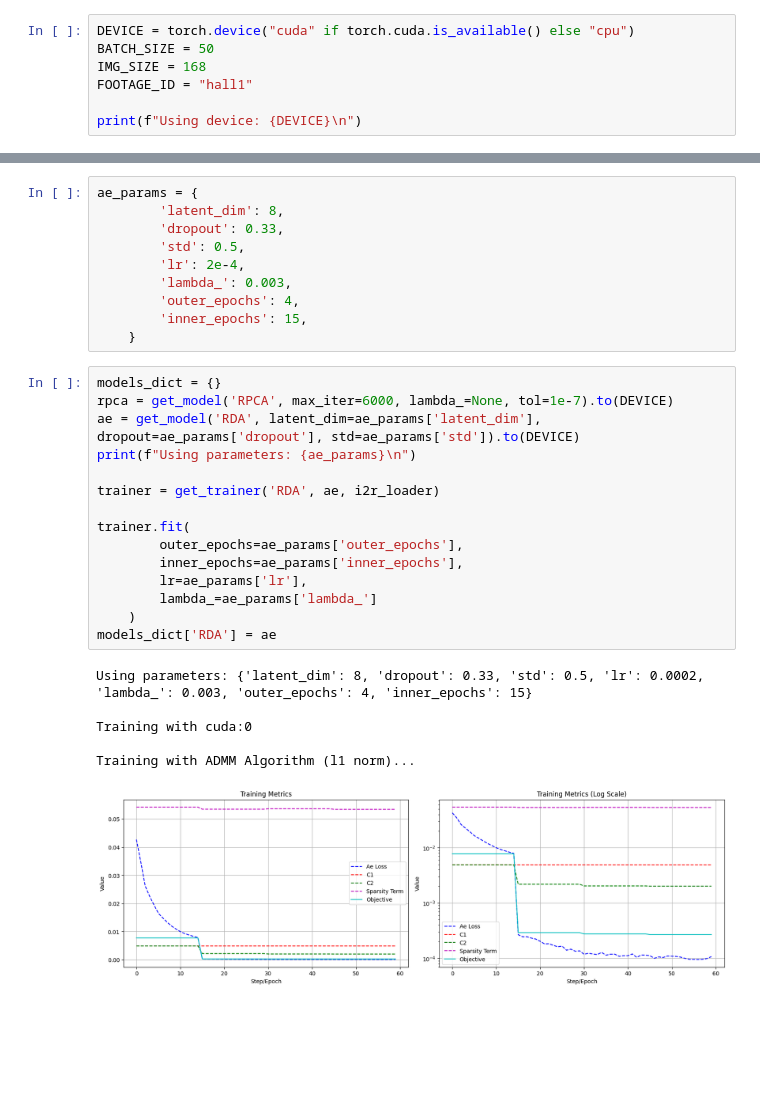
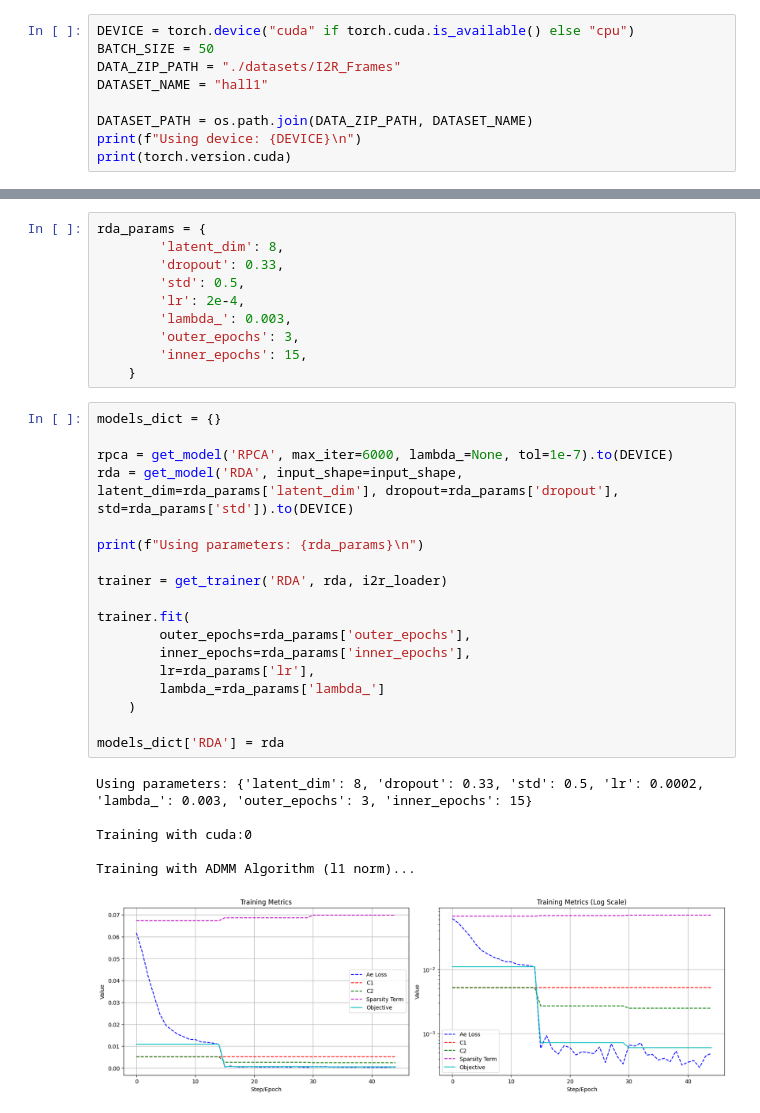
Before and after one commit to E-N-J/P114-Annotation-Free-Segmentation, a Jupyter notebook: i2r.ipynb, the cells around one changed output, grey strips where cells are left out. Drawn from its saved outputs; the diff is of its cells as text; blank space fills up the shorter version.

```diff
--- a/i2r.ipynb
+++ b/i2r.ipynb
@@ -12,9 +17,11 @@ import zipfile
 # %%
 DEVICE = torch.device("cuda" if torch.cuda.is_available() else "cpu")
 BATCH_SIZE = 50
-IMG_SIZE = 168
-FOOTAGE_ID = "hall1"
+DATA_ZIP_PATH = "./datasets/I2R_Frames"
+DATASET_NAME = "hall1"
 
+DATASET_PATH = os.path.join(DATA_ZIP_PATH, DATASET_NAME)
 print(f"Using device: {DEVICE}\n")
+print(torch.version.cuda)
 # %% [output]
 Using device: cuda
@@ -55,32 +59,35 @@ Visualizing images from local index 0...
 # %%
-ae_params = {
+rda_params = {
         'latent_dim': 8,
         'dropout': 0.33,
         'std': 0.5,
         'lr': 2e-4,
         'lambda_': 0.003,
-        'outer_epochs': 4,
+        'outer_epochs': 3,
         'inner_epochs': 15,
     }
 # %%
 models_dict = {}
+
 rpca = get_model('RPCA', max_iter=6000, lambda_=None, tol=1e-7).to(DEVICE)
-ae = get_model('RDA', latent_dim=ae_params['latent_dim'], dropout=ae_params['dropout'], std=ae_params['std']).to(DEVICE)
-print(f"Using parameters: {ae_params}\n")
+rda = get_model('RDA', input_shape=input_shape, latent_dim=rda_params['latent_dim'], dropout=rda_params['dropout'], std=rda_params['std']).to(DEVICE)
 
-trainer = get_trainer('RDA', ae, i2r_loader)
+print(f"Using parameters: {rda_params}\n")
+
+trainer = get_trainer('RDA', rda, i2r_loader)
 
 trainer.fit(
-        outer_epochs=ae_params['outer_epochs'],
-        inner_epochs=ae_params['inner_epochs'],
-        lr=ae_params['lr'],
-        lambda_=ae_params['lambda_']
+        outer_epochs=rda_params['outer_epochs'],
+        inner_epochs=rda_params['inner_epochs'],
+        lr=rda_params['lr'],
+        lambda_=rda_params['lambda_']
     )
-models_dict['RDA'] = ae
+
+models_dict['RDA'] = rda
 # %% [output]
-Using parameters: {'latent_dim': 8, 'dropout': 0.33, 'std': 0.5, 'lr': 0.0002, 'lambda_': 0.003, 'outer_epochs': 4, 'inner_epochs': 15}
+Using parameters: {'latent_dim': 8, 'dropout': 0.33, 'std': 0.5, 'lr': 0.0002, 'lambda_': 0.003, 'outer_epochs': 3, 'inner_epochs': 15}
 
 Training with cuda:0
 
 Training with ADMM Algorithm (l1 norm)...
-[figure, old version]
+[figure, new version]
```
Also changed, not shown: parts of 11 cells of this notebook, 4 other files.
